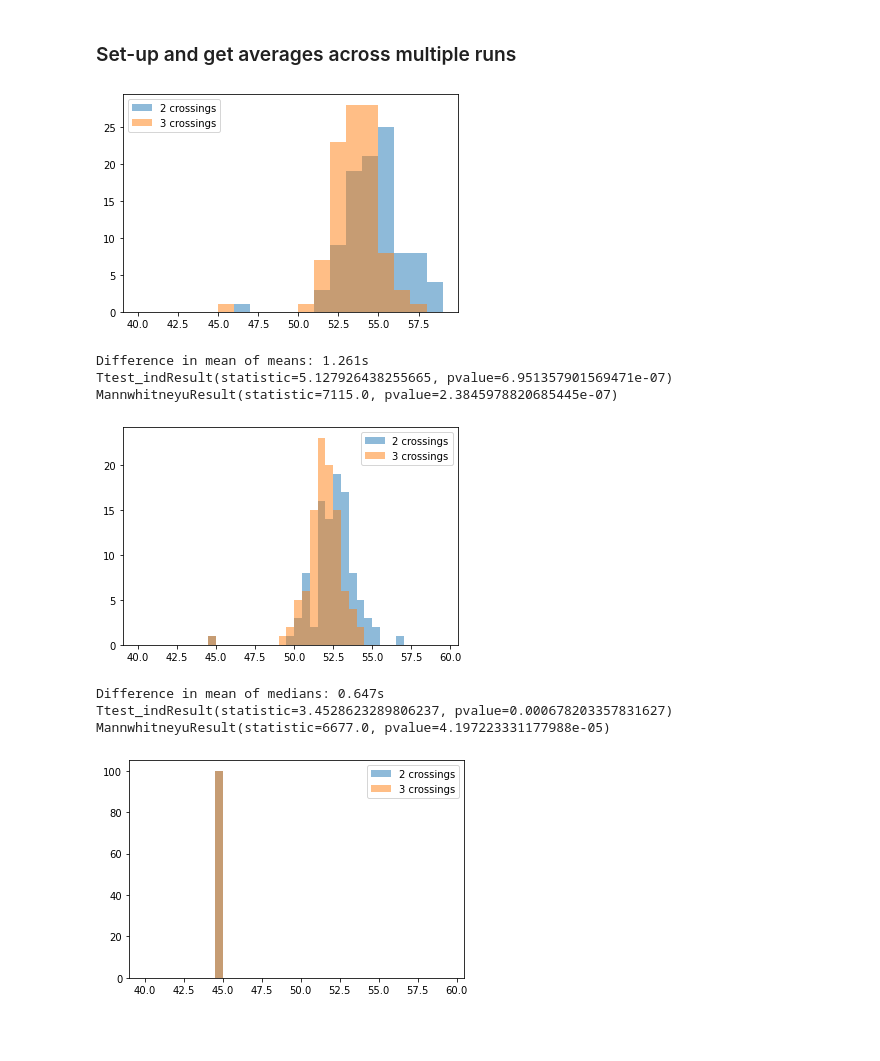
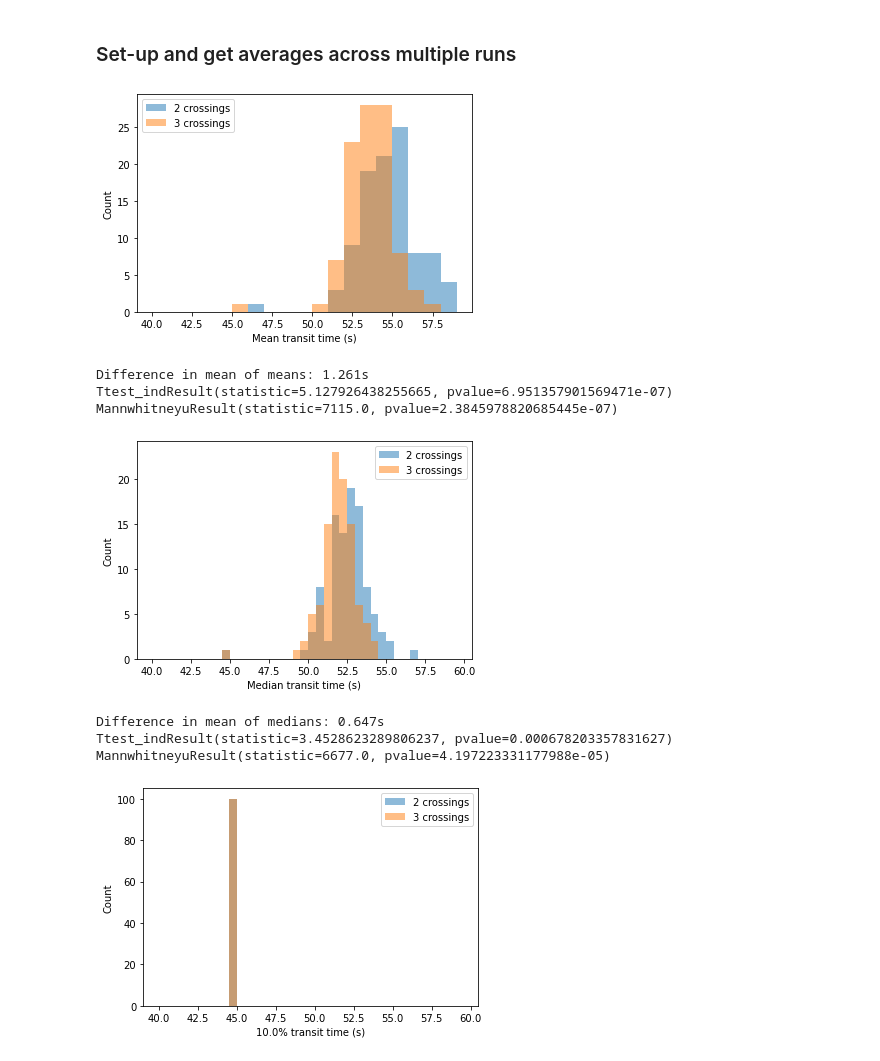
Before and after one commit to alan-turing-institute/zebra, a Jupyter notebook: analysis/analyse_results.ipynb, the cells around one changed output. Cells and saved outputs as stored; diff of their text form; code cells hidden in the pictures; blank space fills up the shorter version.

```diff
--- a/analysis/analyse_results.ipynb
+++ b/analysis/analyse_results.ipynb
@@ -162,9 +164,11 @@ bins = np.arange(40, 60, 1)
 plt.hist(means2, bins=bins, alpha=alpha, label="2 crossings")
 plt.hist(means3, bins=bins, alpha=alpha, label="3 crossings")
 plt.legend()
+plt.ylabel("Count")
+plt.xlabel("Mean transit time (s)")
 plt.show()
 # %% [output]
-[figure, old version]
+[figure, new version]
 # %%
 from scipy.stats import ttest_ind, mannwhitneyu
 
@@ -178,15 +182,17 @@ MannwhitneyuResult(statistic=7115.0, pvalue=2.3845978820685445e-07)
 # %%
 # Compare medians
 medians2 = dfs2.groupby("seed")["transit"].quantile(0.5)
 medians3 = dfs3.groupby("seed")["transit"].quantile(0.5)
 
 bins = np.arange(40, 60, 0.5)
 plt.hist(medians2, bins=bins, alpha=alpha, label="2 crossings")
 plt.hist(medians3, bins=bins, alpha=alpha, label="3 crossings")
 plt.legend()
+plt.ylabel("Count")
+plt.xlabel("Median transit time (s)")
 plt.show()
 # %% [output]
-[figure, old version]
+[figure, new version]
 # %%
 from scipy.stats import ttest_ind, mannwhitneyu
 
@@ -199,13 +205,16 @@ Ttest_indResult(statistic=3.4528623289806237, pvalue=0.000678203357831627)
 MannwhitneyuResult(statistic=6677.0, pvalue=4.197223331177988e-05)
 # %%
 # Compare top 10%
-p5_2 = dfs2.groupby("seed")["transit"].quantile(0.1)
-p5_3 = dfs3.groupby("seed")["transit"].quantile(0.1)
+q = 0.1
+p5_2 = dfs2.groupby("seed")["transit"].quantile(q)
+p5_3 = dfs3.groupby("seed")["transit"].quantile(q)
 
 bins = np.arange(40, 60, 0.5)
 plt.hist(p5_2, bins=bins, alpha=alpha, label="2 crossings")
 plt.hist(p5_3, bins=bins, alpha=alpha, label="3 crossings")
 plt.legend()
+plt.ylabel("Count")
+plt.xlabel(f"{q:.1%} transit time (s)")
 plt.show()
 # %% [output]
-[figure, old version]
+[figure, new version]
```
Also changed, not shown: parts of 1 cell of this notebook.
